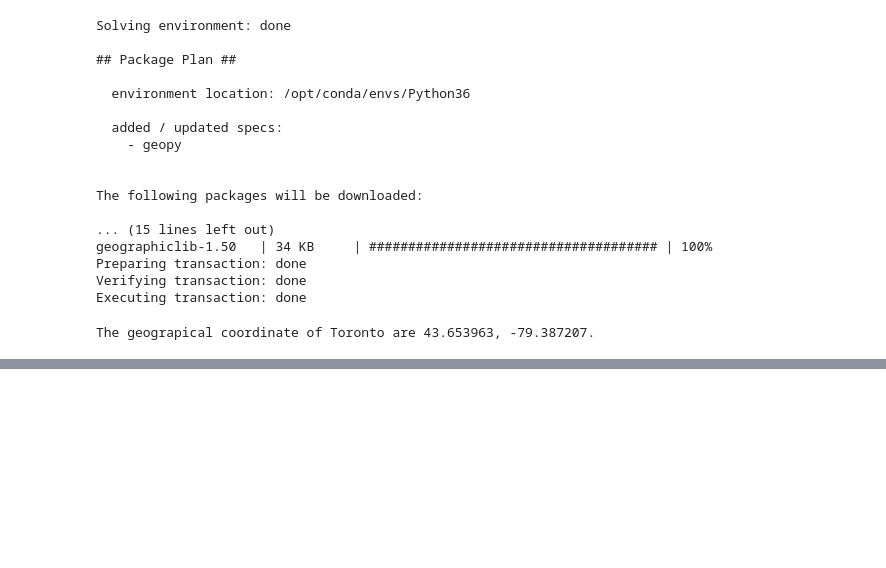
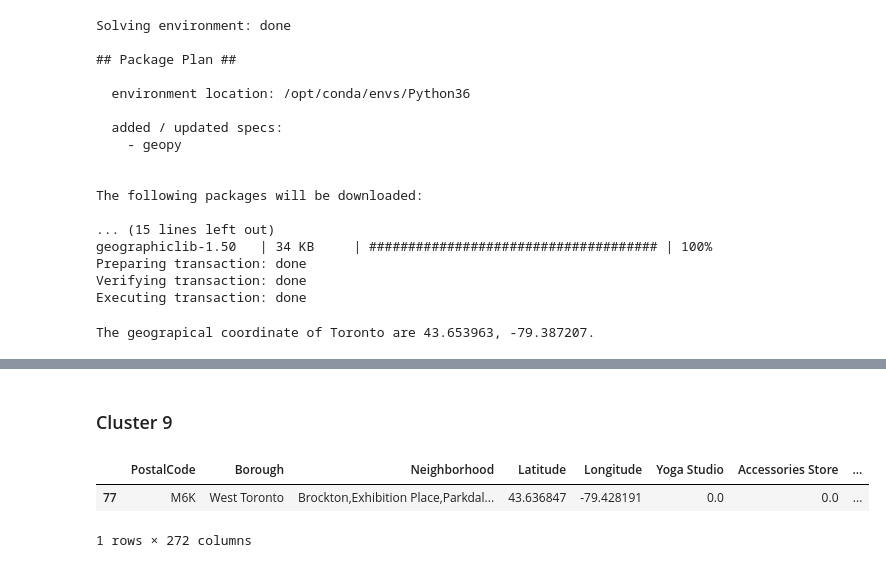
Before and after one commit to sameermahajan/Coursera_Capstone, a Jupyter notebook: Neighborhoods in Toronto.ipynb, the cells around one changed output, grey strips where cells are left out. Cells and saved outputs as stored; diff of their text form; code cells hidden in the pictures; blank space fills up the shorter version.

```diff
--- a/Neighborhoods in Toronto.ipynb
+++ b/Neighborhoods in Toronto.ipynb
@@ -363,0 +438,8 @@ map_clusters
+# %% [markdown]
+### Cluster 9
+# %%
+m1[m1['Cluster Labels'] == 9]
+# %% [output]
+|  | PostalCode | Borough | Neighborhood | Latitude | Longitude | Yoga Studio | Accessories Store | ... |
+| 77 | M6K | West Toronto | Brockton,Exhibition Place,Parkdal... | 43.636847 | -79.428191 | 0.0 | 0.0 | ... |
+1 rows × 272 columns
```
Also changed, not shown: parts of 8 cells of this notebook.
